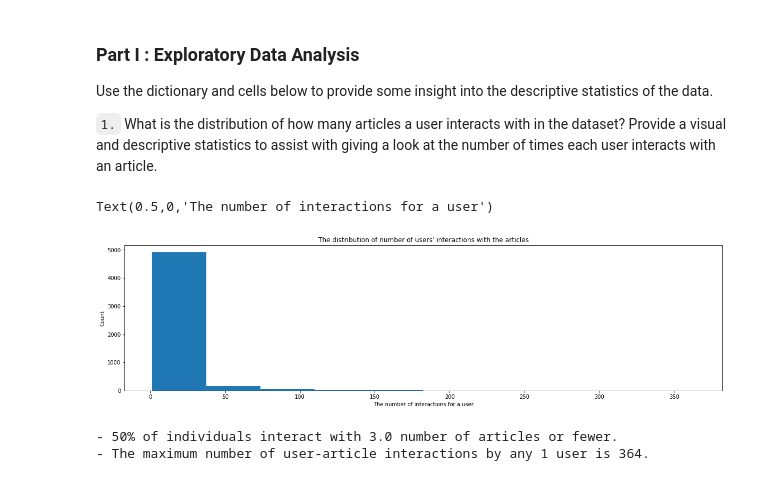
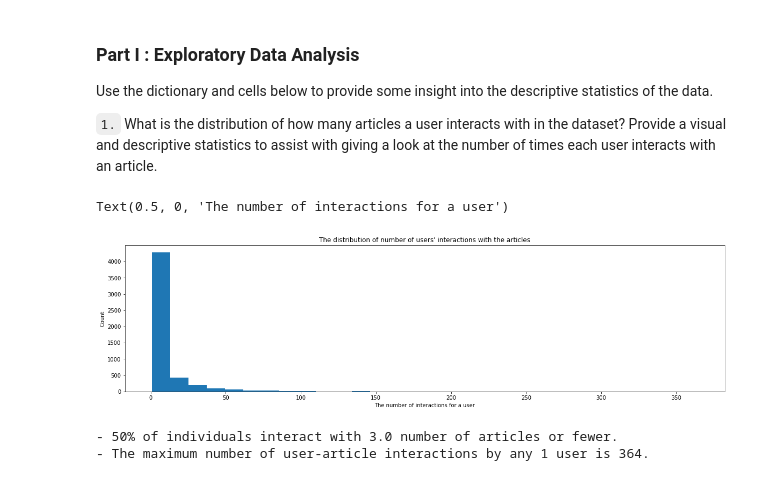
Before and after one commit to BHafsa/IBM-watson-recommender, a Jupyter notebook: Recommendations_with_IBM.ipynb, the cells around one changed output. Saved outputs shown, nothing was run; the diff lists cells and outputs as text; code cells hidden in the pictures.

```diff
--- a/Recommendations_with_IBM.ipynb
+++ b/Recommendations_with_IBM.ipynb
@@ -65,12 +65,12 @@ count = df['email'].value_counts()
 # %%
 figure(figsize=(20,5))
 plt.title("The distribution of number of users' interactions with the articles")
-plt.hist(count)
+plt.hist(count, bins=30)
 plt.ylabel('Count')
 plt.xlabel('The number of interactions for a user')
 # %% [output]
-Text(0.5,0,'The number of interactions for a user')
+Text(0.5, 0, 'The number of interactions for a user')
-[figure, old version]
+[figure, new version]
 # %%
 # Fill in the median and maximum number of user_article interactios below
 median_val = count.median() # 50% of individuals interact with ____ number of articles or fewer.
```
Also changed, not shown: parts of 46 cells of this notebook, 6 other files.
